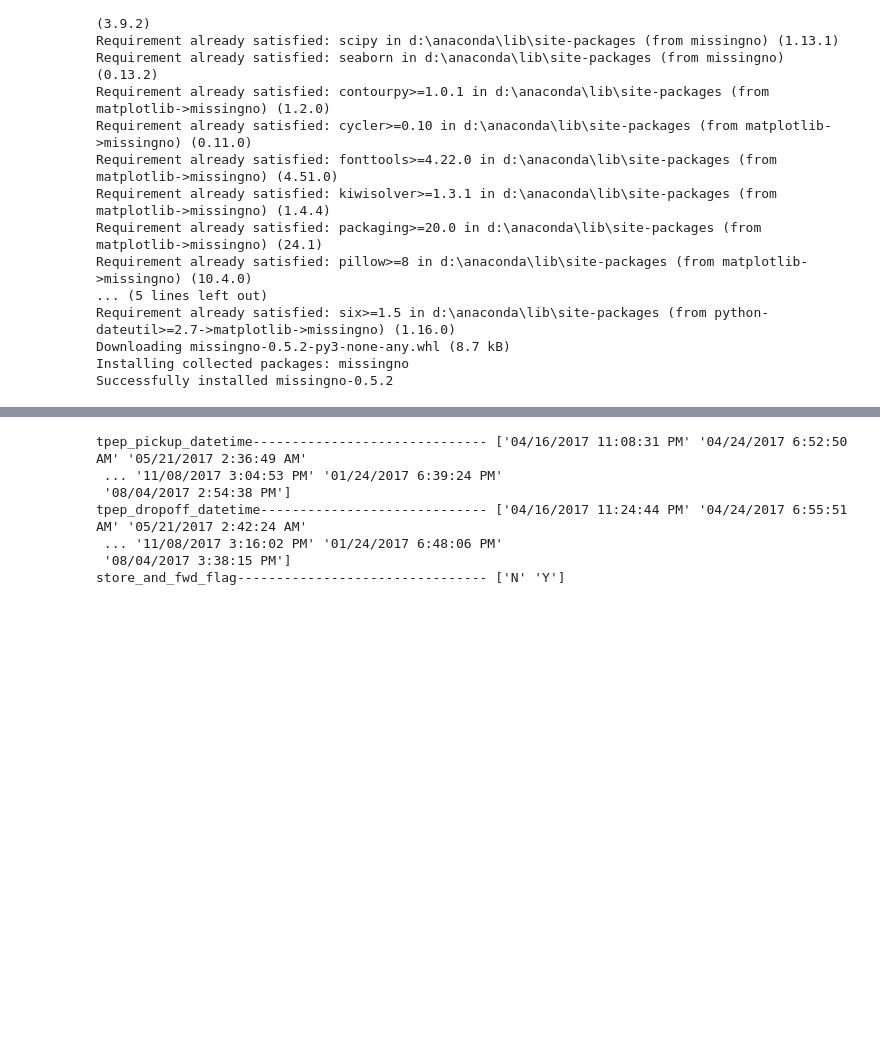
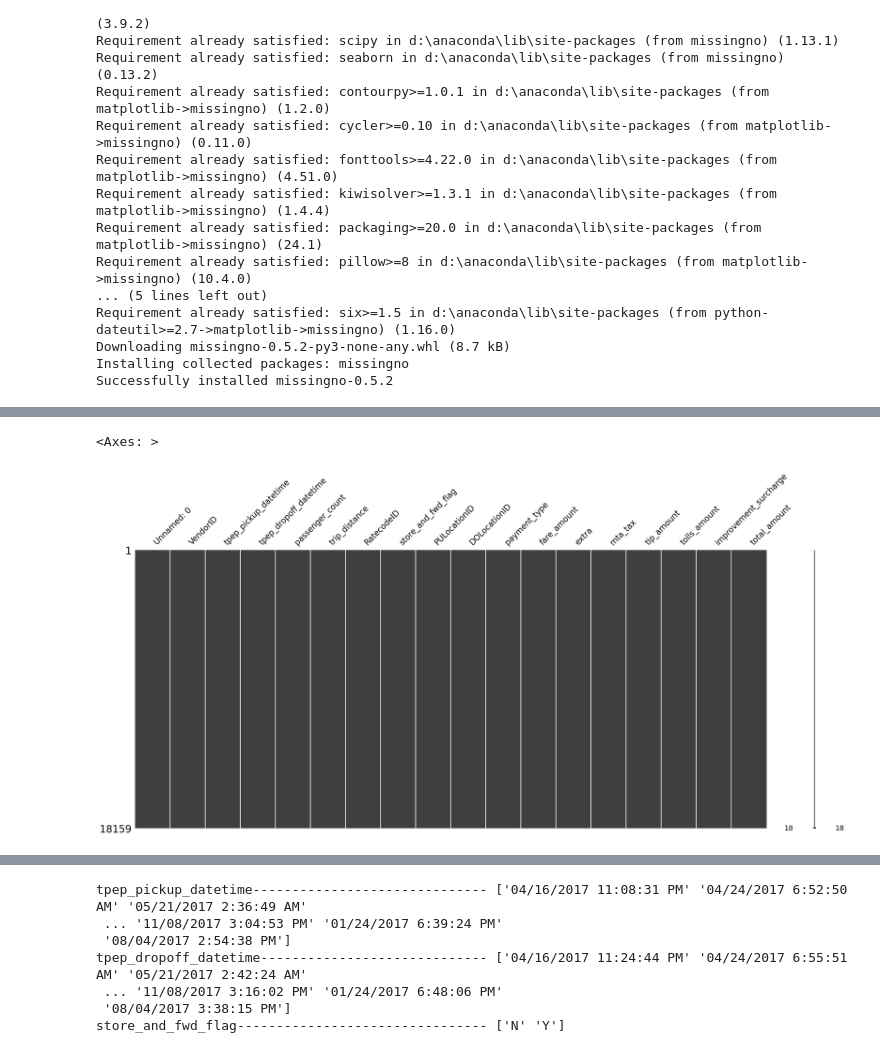
Before and after one commit to AliAch04/Data-Analysis-and-Modeling-of-Lack-of-Tipping-Among-Taxi-Drivers-in-New-York-City-PFE, a Jupyter notebook: ProjetTaxi(2).ipynb, the cells around one changed output, grey strips where cells are left out. Saved outputs shown, nothing was run; the diff lists cells and outputs as text; code cells hidden in the pictures; blank space fills up the shorter version.

```diff
--- a/ProjetTaxi(2).ipynb
+++ b/ProjetTaxi(2).ipynb
@@ -180,0 +152,5 @@ ModuleNotFoundError: No module named 'missingno'
+# %%
+msno.matrix(datatrainset)
+# %% [output]
+<Axes: >
+[figure, added]
```
Also changed, not shown: parts of 48 cells of this notebook.
